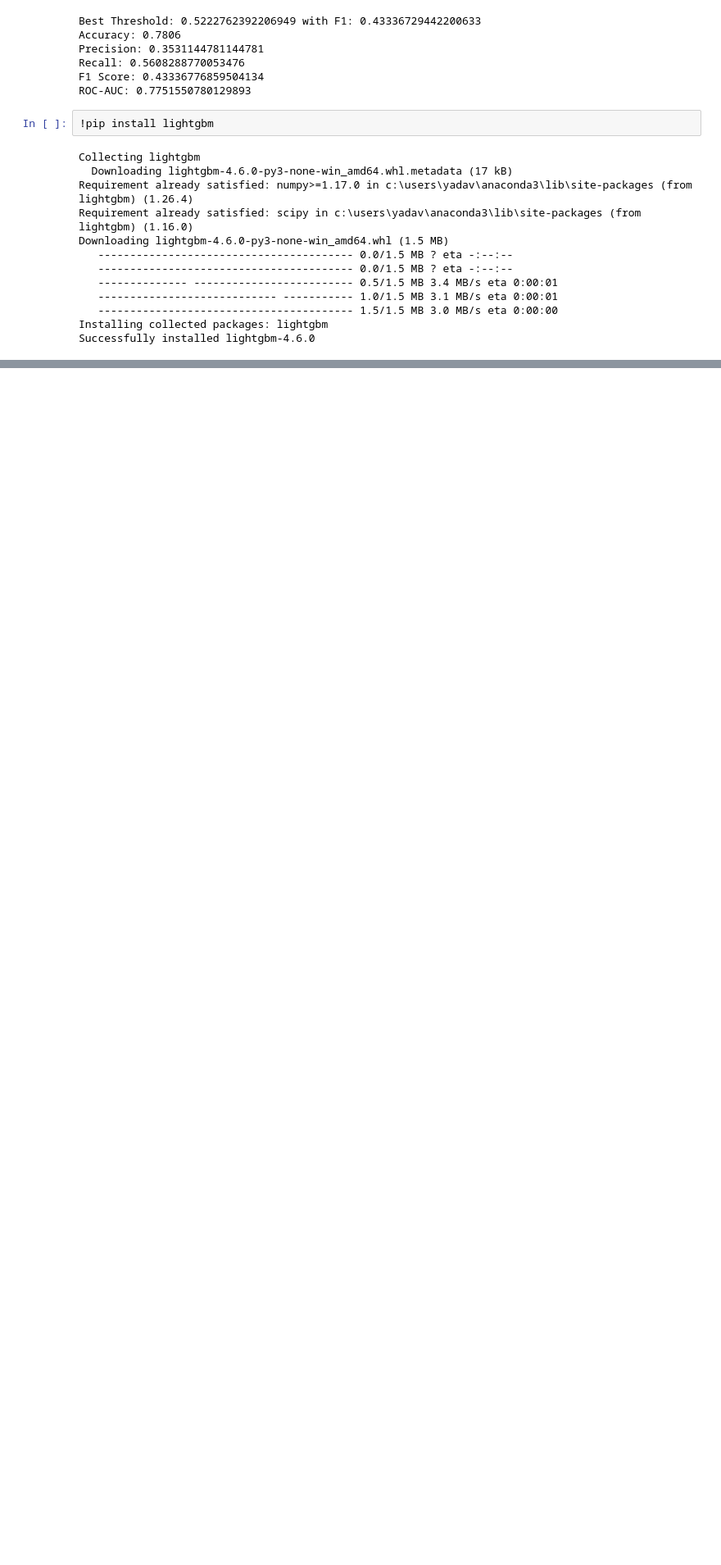
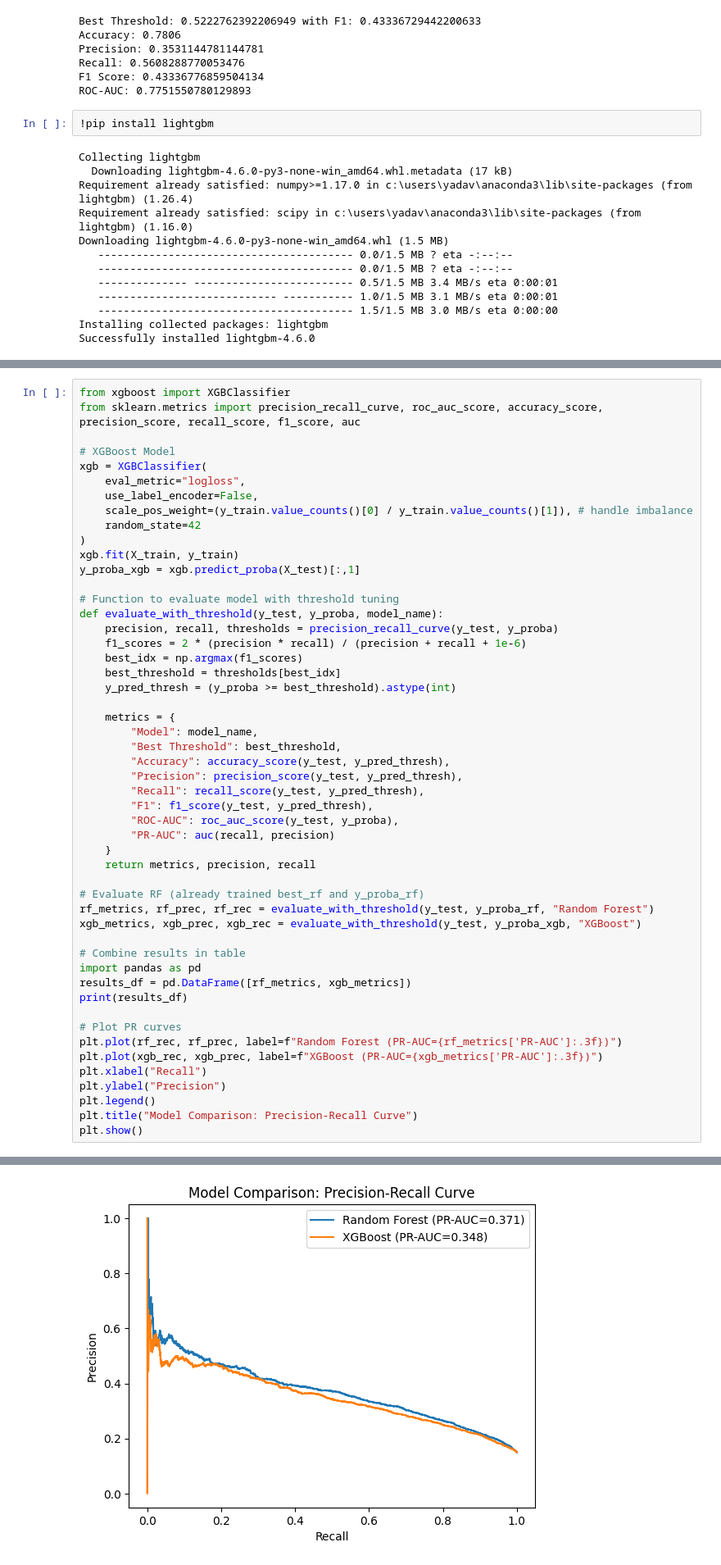
Before and after one commit to yadav-krish/customer_buying_flight_ticket_prediction, a Jupyter notebook: Customer_booking_prediction.ipynb, the cells around one changed output, grey strips where cells are left out. Shown at 82% size. Cells and saved outputs as stored; diff of their text form; blank space fills up the shorter version.

Commit message:
Trained and Saved the model finally

```diff
--- a/Customer_booking_prediction.ipynb
+++ b/Customer_booking_prediction.ipynb
@@ -510,0 +476,52 @@ ModuleNotFoundError: No module named 'lightgbm'
+# %%
+from xgboost import XGBClassifier
+from sklearn.metrics import precision_recall_curve, roc_auc_score, accuracy_score, precision_score, recall_score, f1_score, auc
+
+# XGBoost Model
+xgb = XGBClassifier(
+    eval_metric="logloss",
+    use_label_encoder=False,
+    scale_pos_weight=(y_train.value_counts()[0] / y_train.value_counts()[1]), # handle imbalance
+    random_state=42
+)
+xgb.fit(X_train, y_train)
+y_proba_xgb = xgb.predict_proba(X_test)[:,1]
+
+# Function to evaluate model with threshold tuning
+def evaluate_with_threshold(y_test, y_proba, model_name):
+    precision, recall, thresholds = precision_recall_curve(y_test, y_proba)
+    f1_scores = 2 * (precision * recall) / (precision + recall + 1e-6)
+    best_idx = np.argmax(f1_scores)
+    best_threshold = thresholds[best_idx]
+    y_pred_thresh = (y_proba >= best_threshold).astype(int)
+
+    metrics = {
+        "Model": model_name,
+        "Best Threshold": best_threshold,
+        "Accuracy": accuracy_score(y_test, y_pred_thresh),
+        "Precision": precision_score(y_test, y_pred_thresh),
+        "Recall": recall_score(y_test, y_pred_thresh),
+        "F1": f1_score(y_test, y_pred_thresh),
+        "ROC-AUC": roc_auc_score(y_test, y_proba),
+        "PR-AUC": auc(recall, precision)
+    }
+    return metrics, precision, recall
+
+# Evaluate RF (already trained best_rf and y_proba_rf)
+rf_metrics, rf_prec, rf_rec = evaluate_with_threshold(y_test, y_proba_rf, "Random Forest")
+xgb_metrics, xgb_prec, xgb_rec = evaluate_with_threshold(y_test, y_proba_xgb, "XGBoost")
+
+# Combine results in table
+import pandas as pd
+results_df = pd.DataFrame([rf_metrics, xgb_metrics])
+print(results_df)
+
+# Plot PR curves
+plt.plot(rf_rec, rf_prec, label=f"Random Forest (PR-AUC={rf_metrics['PR-AUC']:.3f})")
+plt.plot(xgb_rec, xgb_prec, label=f"XGBoost (PR-AUC={xgb_metrics['PR-AUC']:.3f})")
+plt.xlabel("Recall")
+plt.ylabel("Precision")
+plt.legend()
+plt.title("Model Comparison: Precision-Recall Curve")
+plt.show()
+# %% [output]
@@ -510,0 +538 @@ ModuleNotFoundError: No module named 'lightgbm'
+[figure, added]
```
Also changed, not shown: parts of 6 cells of this notebook, 1 other file.
